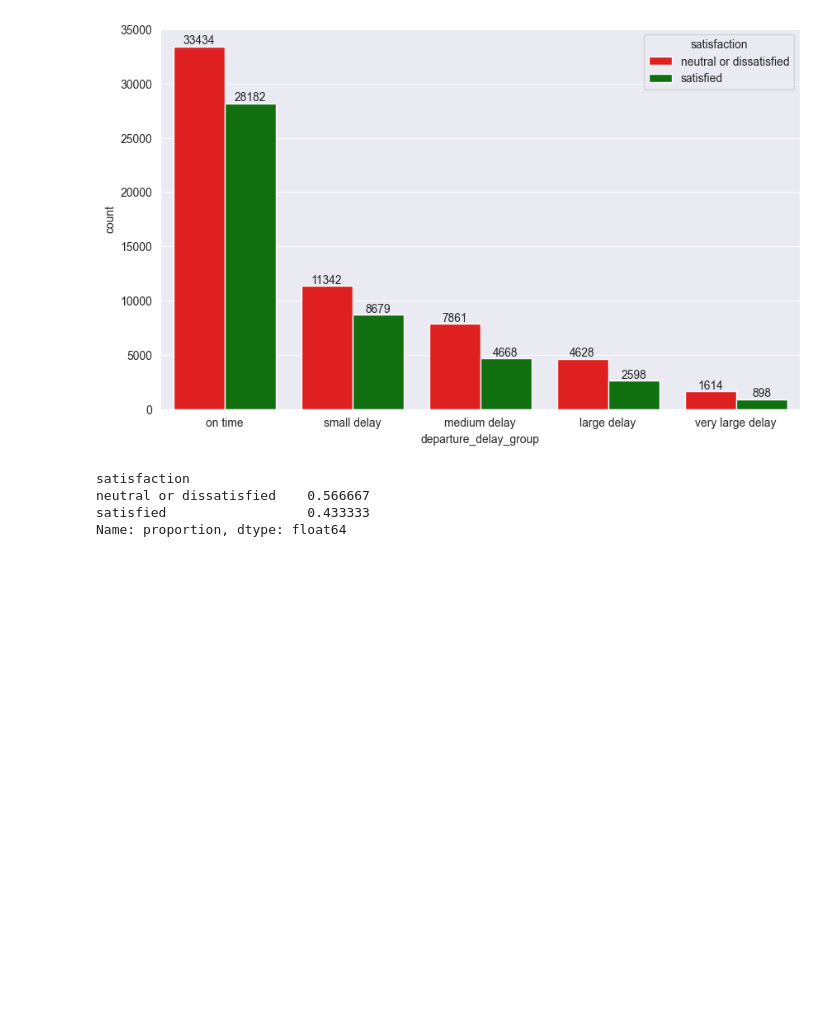
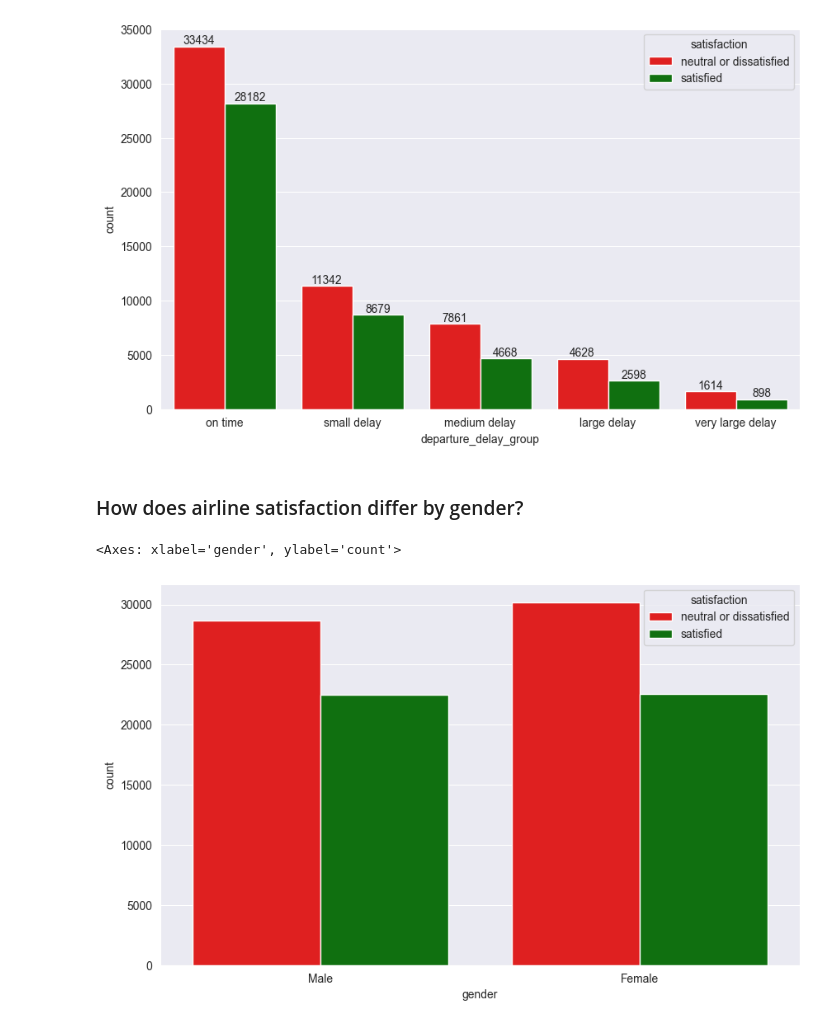
Before and after one commit to danielphilip12/Airline-Satisfaction, a Jupyter notebook: EDA.ipynb, the cells around one changed output. Saved outputs shown, nothing was run; the diff lists cells and outputs as text; code cells hidden in the pictures; blank space fills up the shorter version.

```diff
--- a/EDA.ipynb
+++ b/EDA.ipynb
@@ -268,10 +331,10 @@ for container in ax.containers:
     ax.bar_label(container)
 # %% [output]
 [figure]
+# %% [markdown]
+### How does airline satisfaction differ by gender?
 # %%
-df['satisfaction'].value_counts(normalize=True)
+sns.countplot(data=df, x='gender', hue='satisfaction', palette=['red', 'green'])
 # %% [output]
-satisfaction
-neutral or dissatisfied    0.566667
-satisfied                  0.433333
-Name: proportion, dtype: float64
+<Axes: xlabel='gender', ylabel='count'>
+[figure, added]
```
Also changed, not shown: parts of 13 cells of this notebook.
